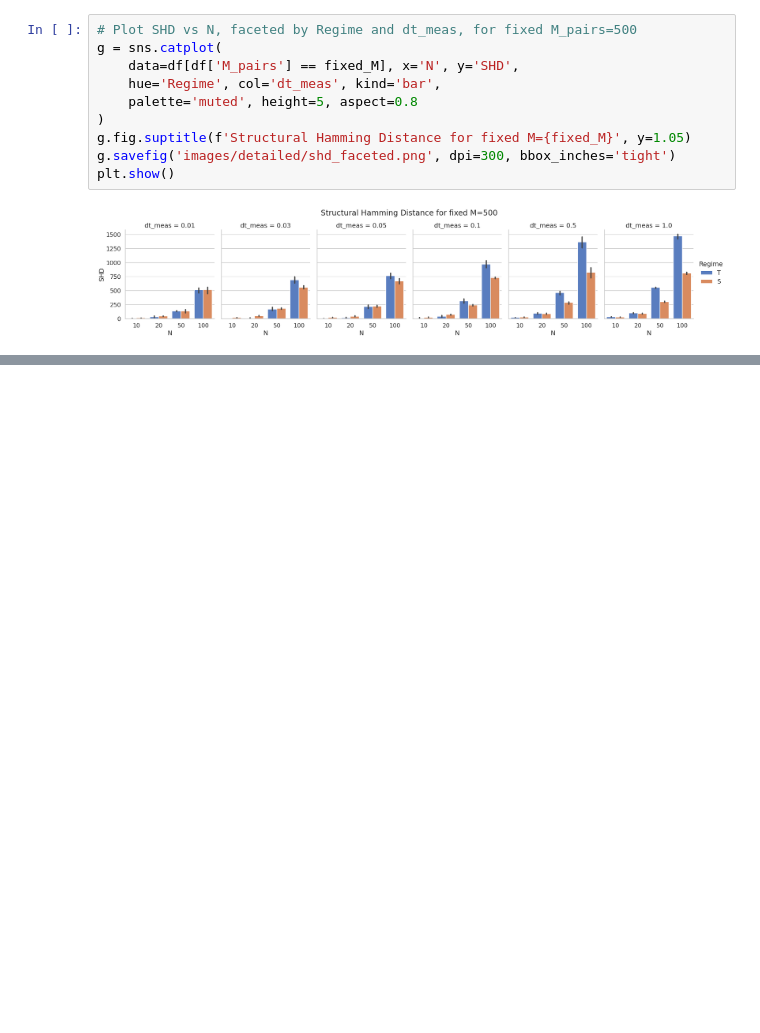
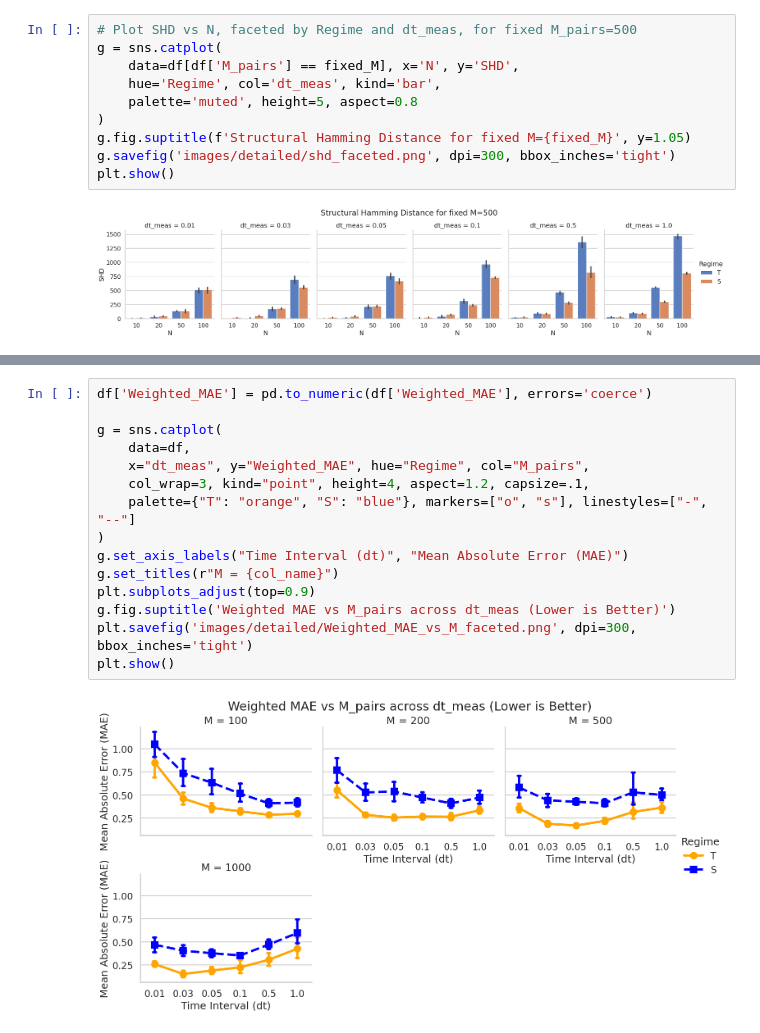
Before and after one commit to CoMuNeLab/Onsager_Machlup_Inf, a Jupyter notebook: Grid_Search_Analysis.ipynb, the cells around one changed output, grey strips where cells are left out. Cells and saved outputs as stored; diff of their text form; blank space fills up the shorter version.

```diff
--- a/Grid_Search_Analysis.ipynb
+++ b/Grid_Search_Analysis.ipynb
@@ -156,0 +199,17 @@ plt.show()
+# %%
+df['Weighted_MAE'] = pd.to_numeric(df['Weighted_MAE'], errors='coerce')
+
+g = sns.catplot(
+    data=df,
+    x="dt_meas", y="Weighted_MAE", hue="Regime", col="M_pairs",
+    col_wrap=3, kind="point", height=4, aspect=1.2, capsize=.1,
+    palette={"T": "orange", "S": "blue"}, markers=["o", "s"], linestyles=["-", "--"]
+)
+g.set_axis_labels("Time Interval (dt)", "Mean Absolute Error (MAE)")
+g.set_titles(r"M = {col_name}")
+plt.subplots_adjust(top=0.9)
+g.fig.suptitle('Weighted MAE vs M_pairs across dt_meas (Lower is Better)')
+plt.savefig('images/detailed/Weighted_MAE_vs_M_faceted.png', dpi=300, bbox_inches='tight')
+plt.show()
+# %% [output]
+[figure, added]
```
Also changed, not shown: parts of 4 cells of this notebook, 16 other files.
